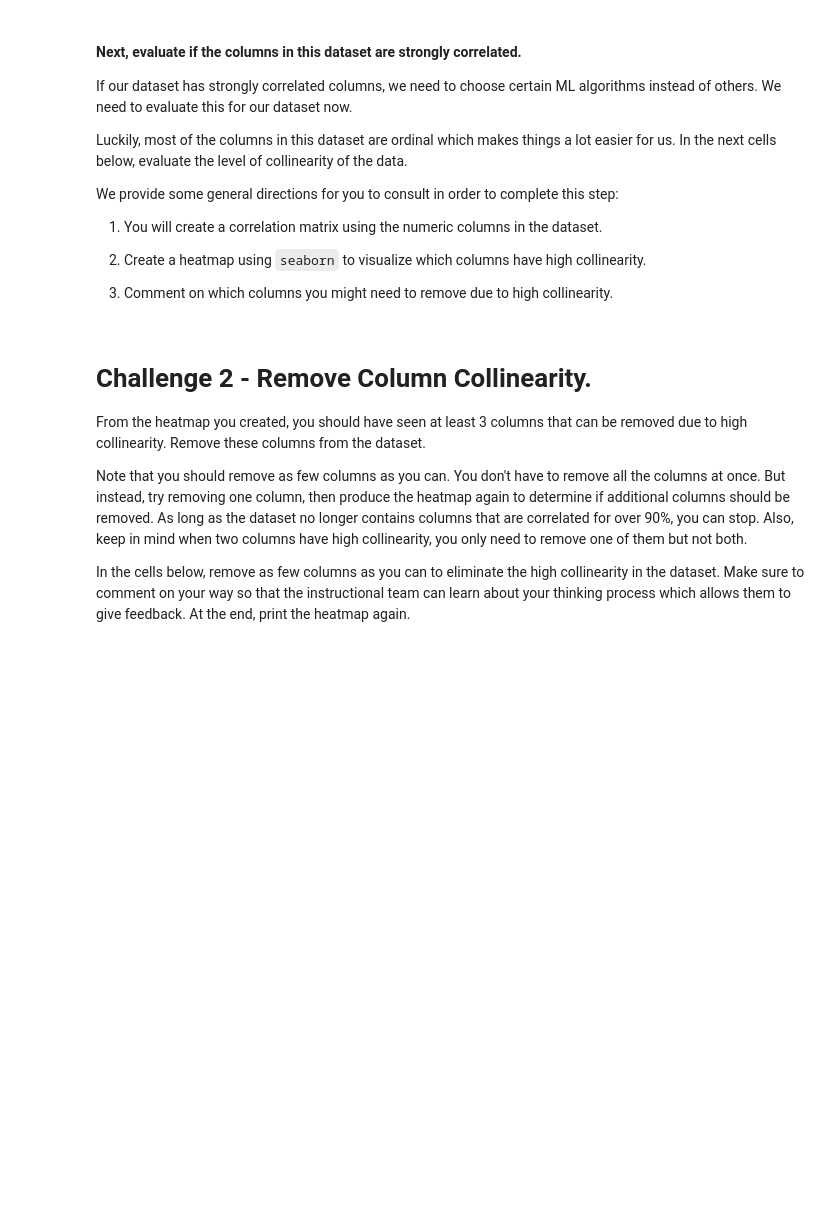
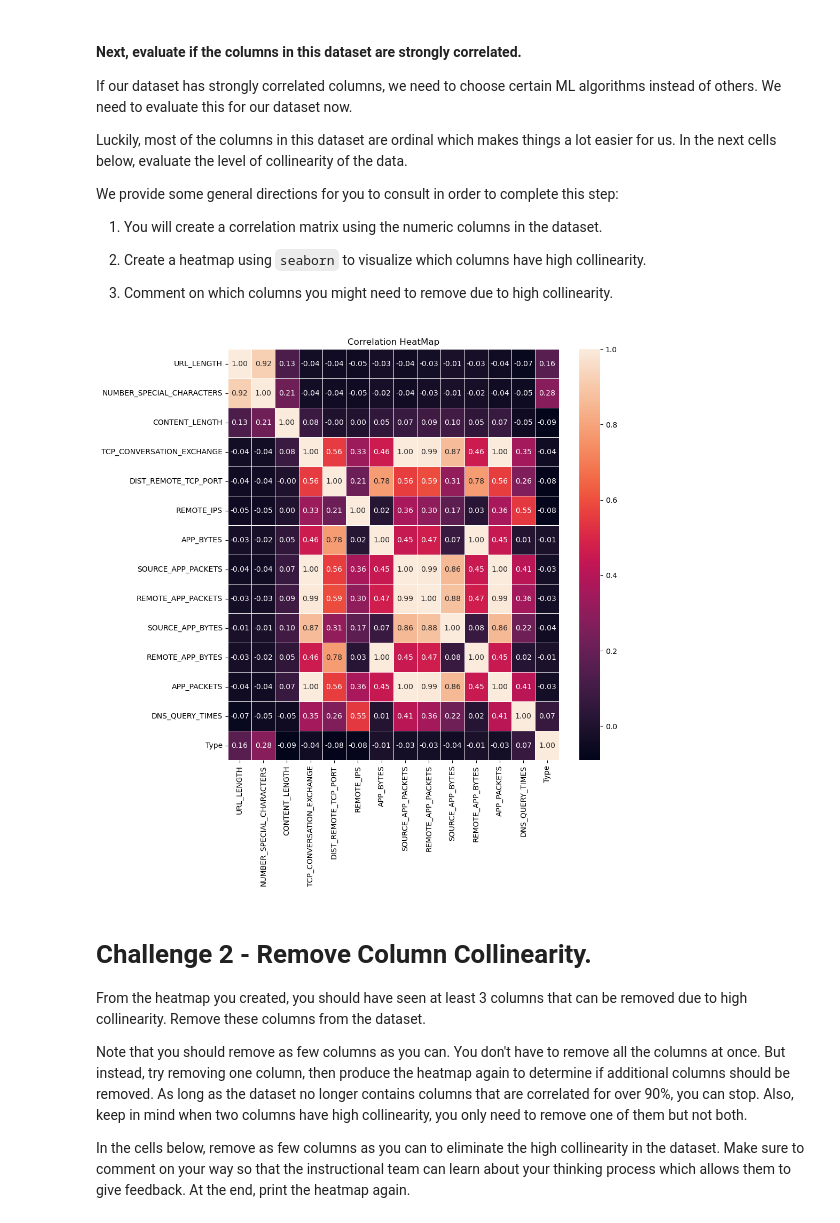
Before and after one commit to ta-data-lis/lab-supervised-learning, a Jupyter notebook: your-code/main.ipynb, the cells around one changed output. Cells and saved outputs as stored; diff of their text form; code cells hidden in the pictures; blank space fills up the shorter version.

```diff
--- a/your-code/main.ipynb
+++ b/your-code/main.ipynb
@@ -56,0 +88,10 @@ We provide some general directions for you to consult in order to complete this
+# %%
+numeric_columns = websites[["URL_LENGTH", "NUMBER_SPECIAL_CHARACTERS", "CONTENT_LENGTH", "TCP_CONVERSATION_EXCHANGE", "DIST_REMOTE_TCP_PORT", "REMOTE_IPS", "APP_BYTES", "SOURCE_APP_PACKETS", "REMOTE_APP_PACKETS", "SOURCE_APP_BYTES", "REMOTE_APP_BYTES", "APP_PACKETS", "DNS_QUERY_TIMES", "Type"]]
+correlation = numeric_columns.corr()
+
+plt.figure(figsize=(10, 10))
+sns.heatmap(correlation,annot=True, fmt=".2f", linewidths=.5)
+plt.title("Correlation HeatMap")
+plt.show()
+# %% [output]
+[figure, added]
```
Also changed, not shown: parts of 67 cells of this notebook.
